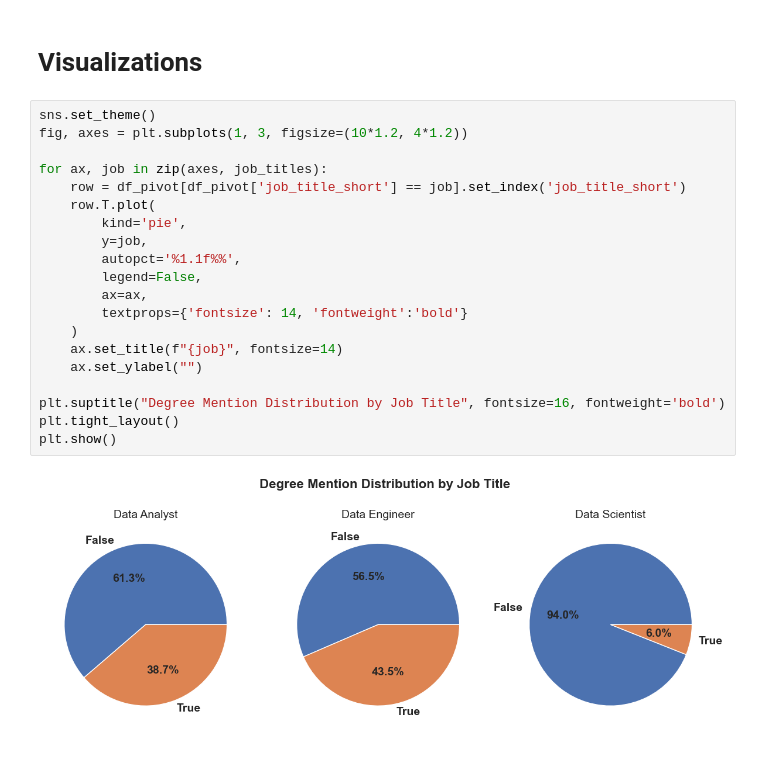
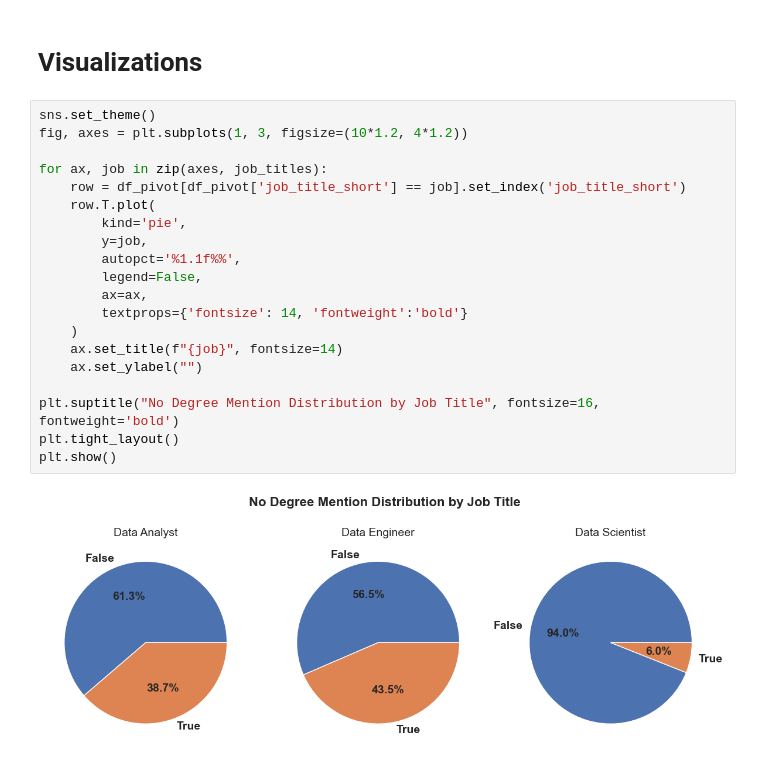
Before and after one commit to Mo-Ahmed05/Data-Jobs-Analysis, a Jupyter notebook: No_Degree.ipynb, the cells around one changed output. Cells and saved outputs as stored; diff of their text form.

```diff
--- a/No_Degree.ipynb
+++ b/No_Degree.ipynb
@@ -22,22 +22,22 @@ df_pivot = df.pivot_table(
 # %%
 sns.set_theme()
 fig, axes = plt.subplots(1, 3, figsize=(10*1.2, 4*1.2))
 
 for ax, job in zip(axes, job_titles):
     row = df_pivot[df_pivot['job_title_short'] == job].set_index('job_title_short')
     row.T.plot(
         kind='pie',
         y=job,
         autopct='%1.1f%%',
         legend=False,
         ax=ax,
         textprops={'fontsize': 14, 'fontweight':'bold'}
     )
     ax.set_title(f"{job}", fontsize=14)
     ax.set_ylabel("")
 
-plt.suptitle("Degree Mention Distribution by Job Title", fontsize=16, fontweight='bold')
+plt.suptitle("No Degree Mention Distribution by Job Title", fontsize=16, fontweight='bold')
 plt.tight_layout()
 plt.show()
 # %% [output]
-[figure, old version]
+[figure, new version]
```
Also changed, not shown: 1 other file.
